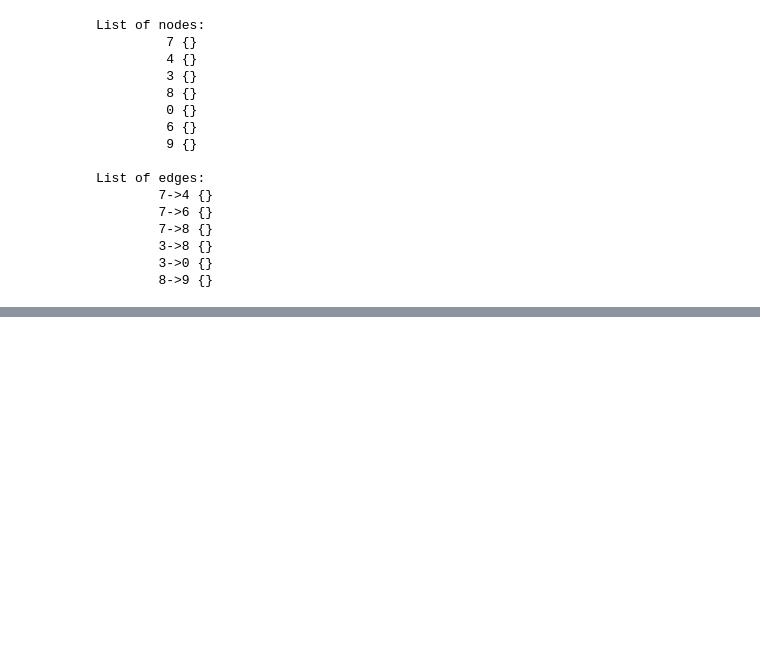
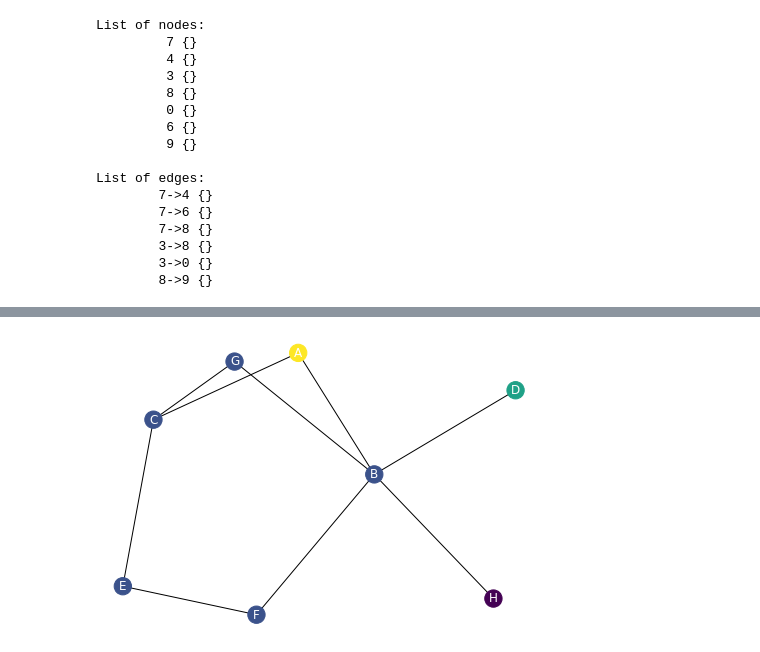
Before and after one commit to the-sea-ink/data-science-pipelines, a Jupyter notebook: playground/playgorund.ipynb, the cells around one changed output, grey strips where cells are left out. Saved outputs shown, nothing was run; the diff lists cells and outputs as text; code cells hidden in the pictures; blank space fills up the shorter version.

```diff
--- a/playground/playgorund.ipynb
+++ b/playground/playgorund.ipynb
@@ -80,0 +99,18 @@ List of edges:
+# %%
+import networkx as nx
+import matplotlib.pyplot as plt
+
+G = nx.Graph()
+G.add_edges_from(
+    [('A', 'B'), ('A', 'C'), ('D', 'B'), ('E', 'C'), ('E', 'F'),
+     ('B', 'H'), ('B', 'G'), ('B', 'F'), ('C', 'G')])
+
+val_map = {'A': 1.0,
+           'D': 0.5714285714285714,
+           'H': 0.0}
+
+values = [val_map.get(node, 0.25) for node in G.nodes()]
+nx.draw(G, cmap=plt.get_cmap('viridis'), node_color=values, with_labels=True, font_color='white')
+plt.show()
+# %% [output]
+[figure, added]
```
Also changed, not shown: parts of 4 cells of this notebook.
